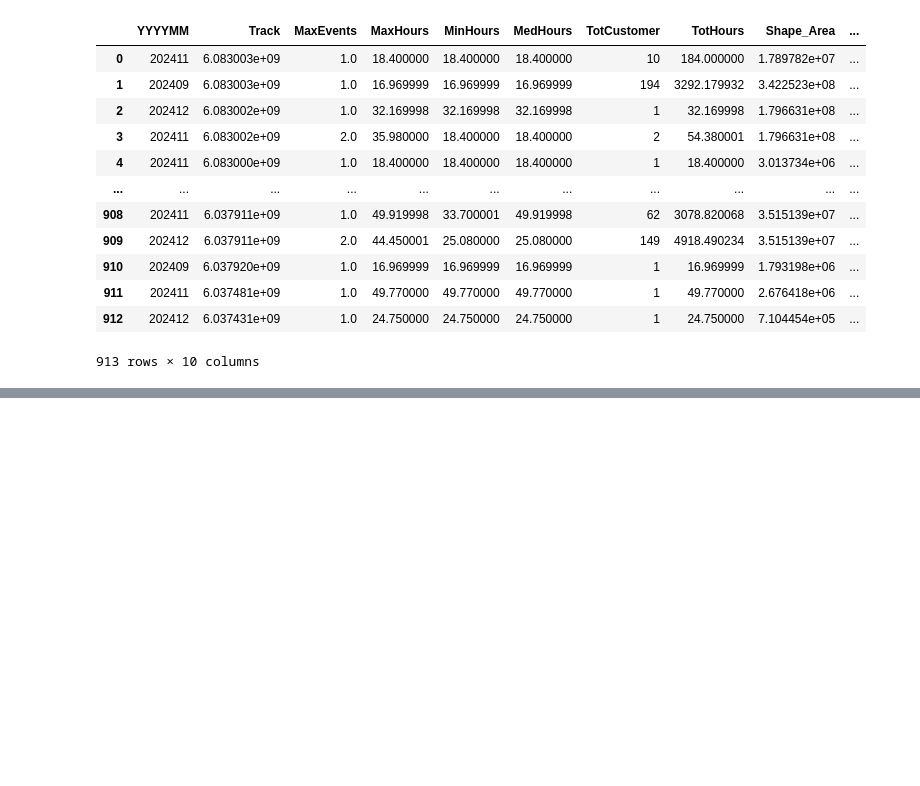
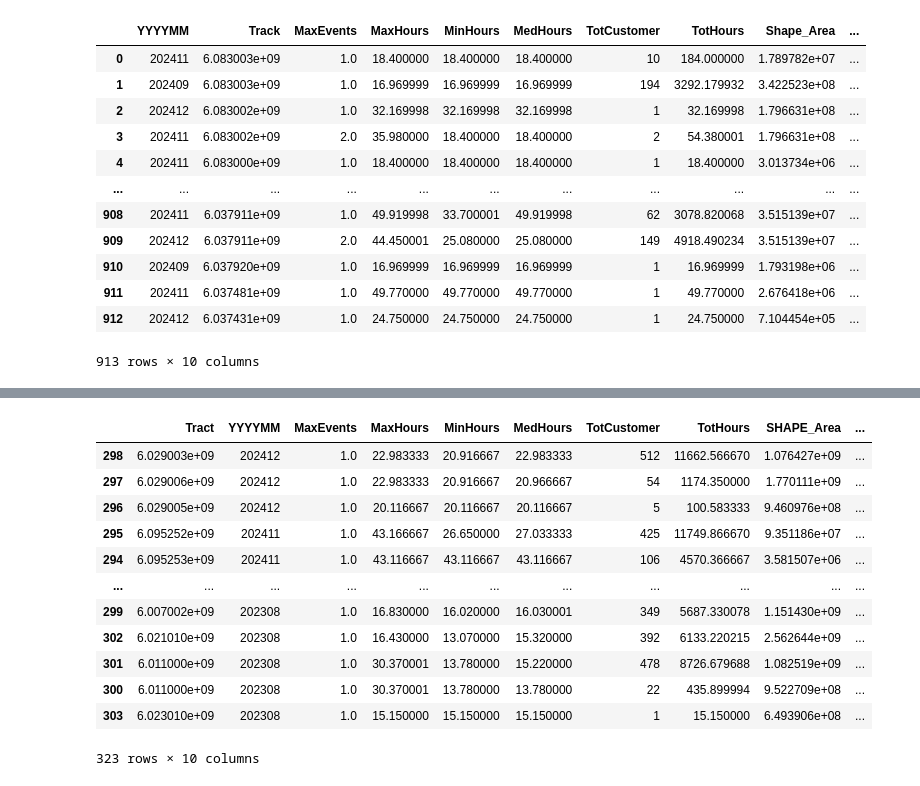
Before and after one commit to JoeyyZhang/ML-based-PSPS-Events-Prediction, a Jupyter notebook: Cleaning_merging.ipynb, the cells around one changed output, grey strips where cells are left out. Cells and saved outputs as stored; diff of their text form; code cells hidden in the pictures; blank space fills up the shorter version.

```diff
--- a/Cleaning_merging.ipynb
+++ b/Cleaning_merging.ipynb
@@ -127,0 +150,23 @@ SCE_trim
+# %%
+# Concatenate two years data of PGE
+PGE_combined = pd.concat([PGE_trim, PGE_2023_trim], ignore_index=True)
+# clean datatype
+PGE_combined['YYYYMM'] = pd.to_numeric(PGE_combined['YYYYMM'], errors='coerce')
+PGE_combined.dropna(subset=['YYYYMM'], inplace=True)
+PGE_combined['YYYYMM'] = PGE_combined['YYYYMM'].astype(int)
+PGE_combined = PGE_combined.sort_values(by='YYYYMM', ascending=False)
+PGE_combined
+# %% [output]
+|  | Tract | YYYYMM | MaxEvents | MaxHours | MinHours | MedHours | TotCustomer | TotHours | SHAPE_Area | ... |
+| 298 | 6.029003e+09 | 202412 | 1.0 | 22.983333 | 20.916667 | 22.983333 | 512 | 11662.566670 | 1.076427e+09 | ... |
+| 297 | 6.029006e+09 | 202412 | 1.0 | 22.983333 | 20.916667 | 20.966667 | 54 | 1174.350000 | 1.770111e+09 | ... |
+| 296 | 6.029005e+09 | 202412 | 1.0 | 20.116667 | 20.116667 | 20.116667 | 5 | 100.583333 | 9.460976e+08 | ... |
+| 295 | 6.095252e+09 | 202411 | 1.0 | 43.166667 | 26.650000 | 27.033333 | 425 | 11749.866670 | 9.351186e+07 | ... |
+| 294 | 6.095253e+09 | 202411 | 1.0 | 43.116667 | 43.116667 | 43.116667 | 106 | 4570.366667 | 3.581507e+06 | ... |
+| ... | ... | ... | ... | ... | ... | ... | ... | ... | ... | ... |
+| 299 | 6.007002e+09 | 202308 | 1.0 | 16.830000 | 16.020000 | 16.030001 | 349 | 5687.330078 | 1.151430e+09 | ... |
+| 302 | 6.021010e+09 | 202308 | 1.0 | 16.430000 | 13.070000 | 15.320000 | 392 | 6133.220215 | 2.562644e+09 | ... |
+| 301 | 6.011000e+09 | 202308 | 1.0 | 30.370001 | 13.780000 | 15.220000 | 478 | 8726.679688 | 1.082519e+09 | ... |
+| 300 | 6.011000e+09 | 202308 | 1.0 | 30.370001 | 13.780000 | 13.780000 | 22 | 435.899994 | 9.522709e+08 | ... |
+| 303 | 6.023010e+09 | 202308 | 1.0 | 15.150000 | 15.150000 | 15.150000 | 1 | 15.150000 | 6.493906e+08 | ... |
+323 rows × 10 columns
```
Also changed, not shown: parts of 2 cells of this notebook.
